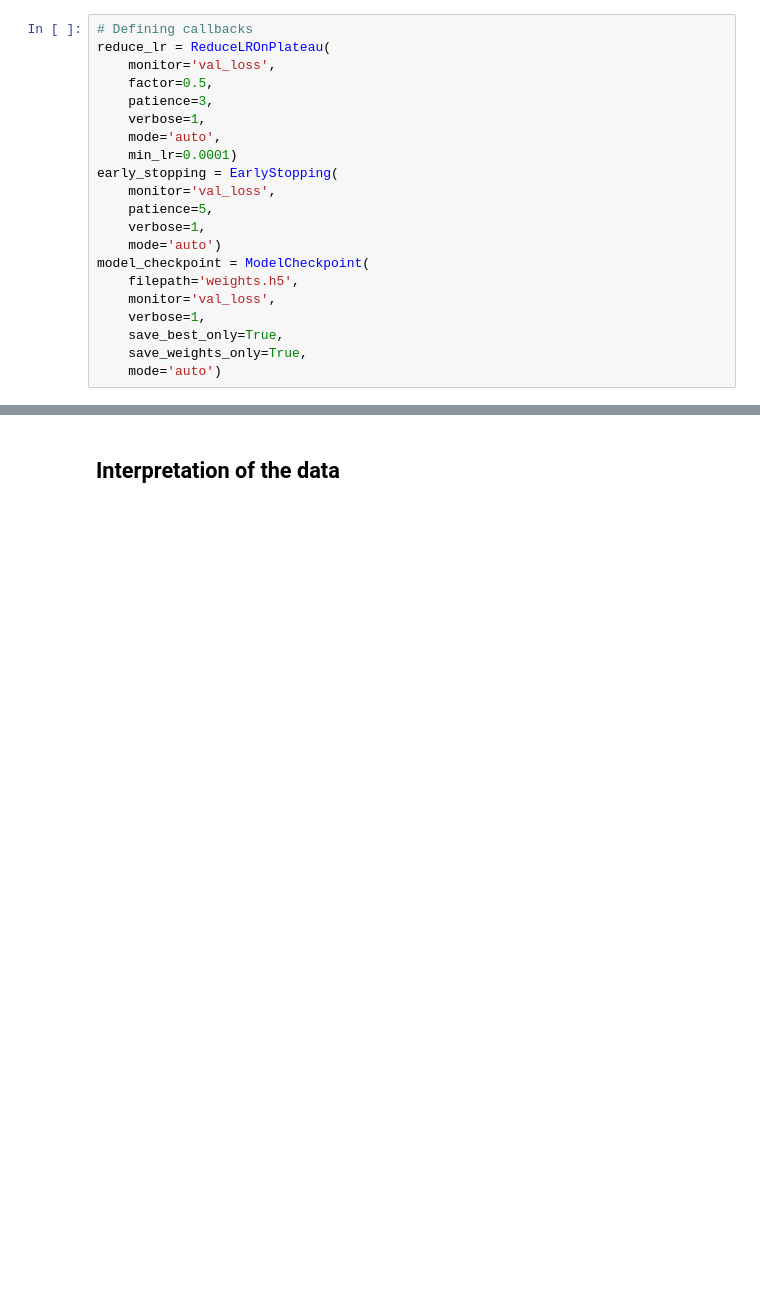
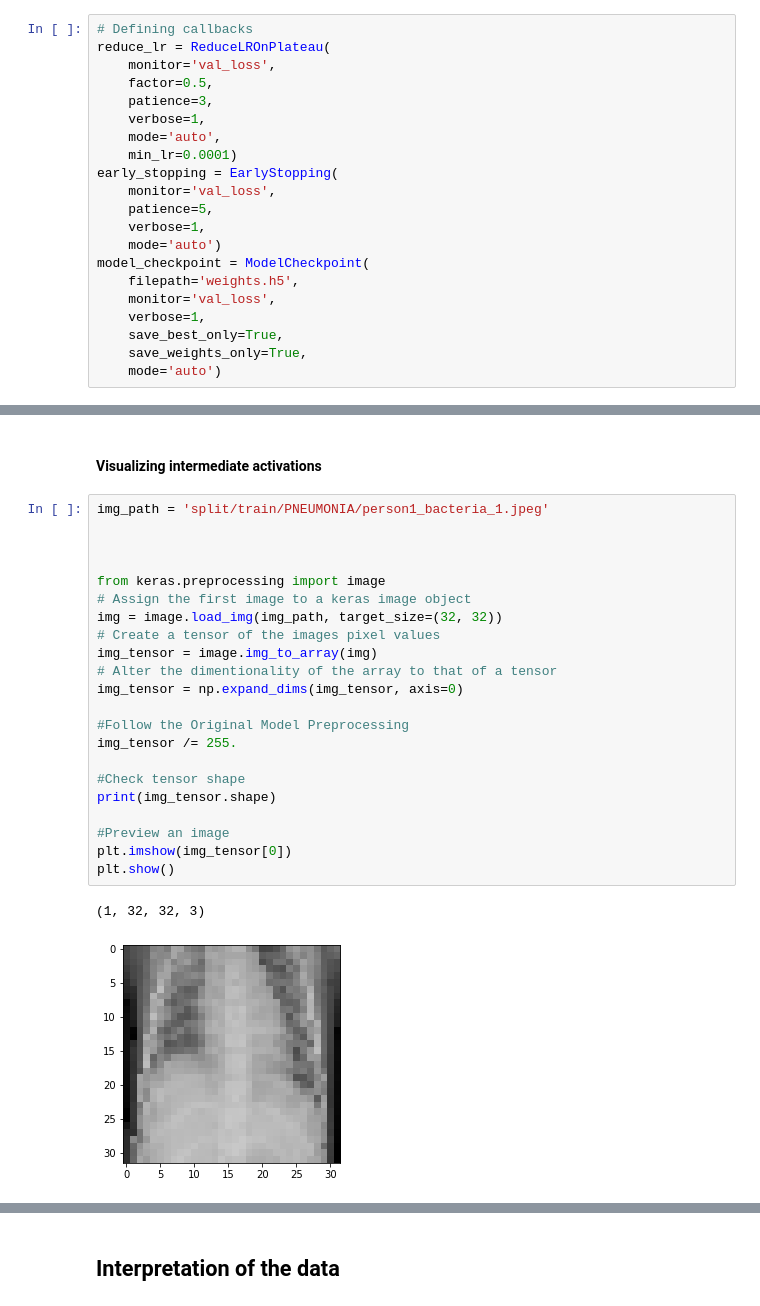
Before and after one commit to esraguzel/dsc-mod-4-project-v2-1-onl01-dtsc-ft-012120, a Jupyter notebook: index.ipynb, the cells around one changed output, grey strips where cells are left out. Cells and saved outputs as stored; diff of their text form; blank space fills up the shorter version.

```diff
--- a/index.ipynb
+++ b/index.ipynb
@@ -802,0 +839,27 @@ visualize_training_results(history)
+# %% [markdown]
+#### Visualizing intermediate activations
+# %%
+img_path = 'split/train/PNEUMONIA/person1_bacteria_1.jpeg'
+
+
+
+from keras.preprocessing import image
+# Assign the first image to a keras image object
+img = image.load_img(img_path, target_size=(32, 32))
+# Create a tensor of the images pixel values
+img_tensor = image.img_to_array(img)
+# Alter the dimentionality of the array to that of a tensor
+img_tensor = np.expand_dims(img_tensor, axis=0)
+
+#Follow the Original Model Preprocessing
+img_tensor /= 255.
+
+#Check tensor shape
+print(img_tensor.shape)
+
+#Preview an image
+plt.imshow(img_tensor[0])
+plt.show()
+# %% [output]
+(1, 32, 32, 3)
+[figure, added]
```
Also changed, not shown: parts of 96 cells of this notebook, 12 other files.
